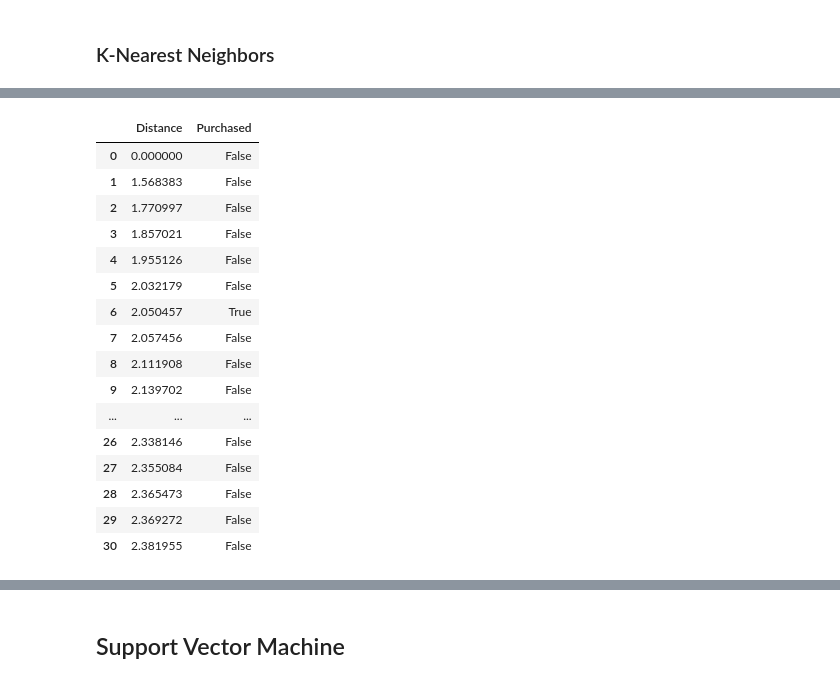
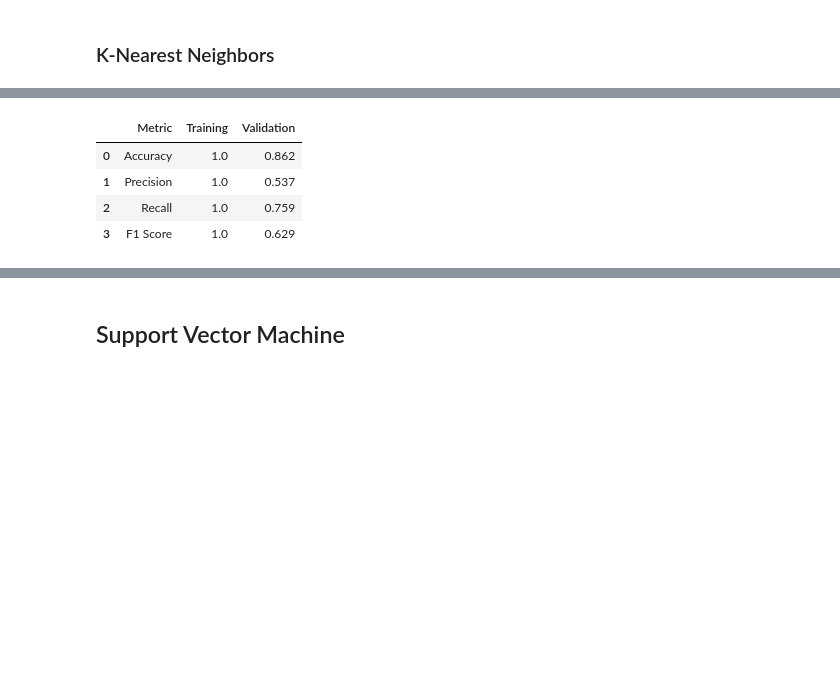
Before and after one commit to Lvl-Up-Slime/CAI_4105_2026_Fall_Team_6, a Jupyter notebook: challenge2/Challenge2.ipynb, the cells around one changed output, grey strips where cells are left out. Saved outputs shown, nothing was run; the diff lists cells and outputs as text; code cells hidden in the pictures; blank space fills up the shorter version.

```diff
--- a/challenge2/Challenge2.ipynb
+++ b/challenge2/Challenge2.ipynb
@@ -87,17 +92,21 @@ Name: proportion, dtype: float64
 # %% [markdown]
 ## Train/Validation Splits
 # %%
+# --- 1. Separate Predictors and Target (Drop Identifier Column) ---
 X = sessions.drop(columns=["Revenue", "ID"])
 y = sessions["Revenue"].copy()
 
+# --- 2. Perform Stratified 80/20 Train/Validation Split ---
+# Preserves the ~84.5% False / ~15.5% True target distribution across both splits
 X_train, X_valid, y_train, y_valid = train_test_split(
     X,
     y,
     test_size=0.2,
     random_state=42,
-    stratify=y
+    stratify=y,
 )
 
+# --- 3. Verify Class Proportions Across Development and Holdout Splits ---
 display(pd.DataFrame({
     "development": y_train.value_counts(normalize=True),
     "holdout": y_valid.value_counts(normalize=True),
@@ -424,32 +406,20 @@ display(metrics_comparison.round(3))
 # %% [markdown]
 ### K-Nearest Neighbors
 # %%
-# --- 1. Cross-Validation & Scoring Setup ---
-# Maintain class proportions (~84.5% False / ~15.5% True) across 5 folds
-# and optimize specifically for the positive class (Revenue=True) F1 score
-cv = StratifiedKFold(n_splits=5, shuffle=True, random_state=42)
-f1_purchase = make_scorer(f1_score, pos_label=True, zero_division=0)
-
-# --- 2. Dedicated K-Nearest Neighbors Base Pipeline ---
-# Clone the global preprocessor so fitting GridSearchCV never mutates shared pipelines
+# --- 1. Initialize Dedicated K-Nearest Neighbors Pipeline ---
 knn_pipeline = Pipeline([
     ("prep", clone(preprocessor)),
     ("model", KNeighborsClassifier()),
-])
+], memory=pipe_memory)
 
-# --- 3. Neighborhood Size, Weighting, & Distance Metric Grid ---
-# Sweep odd n_neighbors to prevent binary voting ties and smooth high-variance boundaries.
-# Test distance weighting to prevent distant majority neighbors from swamping close positives,
-# and compare Manhattan, Euclidean, and Cosine metrics in the 59-dimensional mixed feature space.
+# --- 2. Define Neighborhood Size, Weighting, & Distance Metric Grid ---
 param_grid = {
     "model__n_neighbors": [3, 5, 7, 9, 11, 15, 19, 25, 31],
     "model__weights": ["uniform", "distance"],
     "model__metric": ["manhattan", "euclidean", "cosine"],
 }
 
-# --- 4. Configure and Fit GridSearchCV Exclusively on Training Data ---
-# Fit strictly on X_train to prevent validation data leakage; refit=True automatically
-# retrains the winning hyperparameter combination on the full training set
+# --- 3. Run Stratified 5-Fold Grid Search Exclusively on Training Data ---
 knn_search = GridSearchCV(
     estimator=knn_pipeline,
     param_grid=param_grid,
@@ -461,19 +431,12 @@ knn_search = GridSearchCV(
 )
 knn_search.fit(X_train, y_train)
 
-# --- 5. Cross-Validation Performance Summary ---
-# Compare mean CV training vs. validation F1 to check generalization before holdout evaluation
-best_index = knn_search.best_index_
-best_cv_train_f1 = knn_search.cv_results_["mean_train_score"][best_index]
-best_cv_valid_f1 = knn_search.best_score_
+# --- 4. Evaluate Cross-Validation & Holdout Performance ---
+_, _, knn_valid_f1 = evaluate_search(
+    knn_search, X_train, y_train, X_valid, y_valid, "K-Nearest Neighbors"
+)
 
-print("Best K-Nearest Neighbors Parameters:", knn_search.best_params_)
-print(f"Best Mean CV Training F1:           {best_cv_train_f1:.3f}")
-print(f"Best Mean CV Validation F1:         {best_cv_valid_f1:.3f}")
-
-# --- 6. Nearest-Neighbor Inspection on Sample Session ---
-# Extract the refitted winning pipeline and inspect the distances and purchase labels
-# of the nearest neighbors for the first training session
+# --- 5. Inspect Nearest-Neighbor Distances & Labels for Sample Session ---
 best_knn_pipe = knn_search.best_estimator_
 knn_model = best_knn_pipe.named_steps["model"]
 
@@ -492,17 +457,5 @@ Best Mean CV Validation F1:         0.665
-|  | Distance | Purchased |
-| 0 | 0.000000 | False |
-| 1 | 1.568383 | False |
-| 2 | 1.770997 | False |
-| 3 | 1.857021 | False |
-| 4 | 1.955126 | False |
-| 5 | 2.032179 | False |
-| 6 | 2.050457 | True |
-| 7 | 2.057456 | False |
-| 8 | 2.111908 | False |
-| 9 | 2.139702 | False |
-| ... | ... | ... |
-| 26 | 2.338146 | False |
-| 27 | 2.355084 | False |
-| 28 | 2.365473 | False |
-| 29 | 2.369272 | False |
-| 30 | 2.381955 | False |
+|  | Metric | Training | Validation |
+| 0 | Accuracy | 1.0 | 0.862 |
+| 1 | Precision | 1.0 | 0.537 |
+| 2 | Recall | 1.0 | 0.759 |
+| 3 | F1 Score | 1.0 | 0.629 |
```
Also changed, not shown: parts of 18 cells of this notebook, 1 other file.
